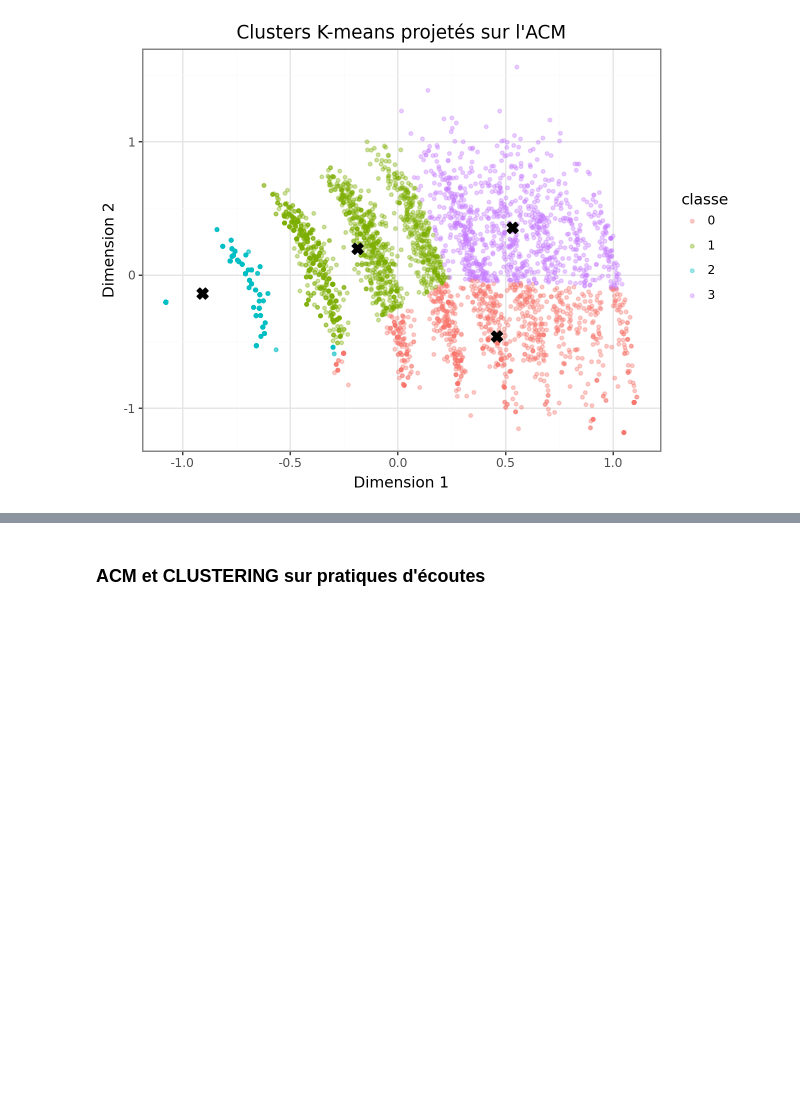
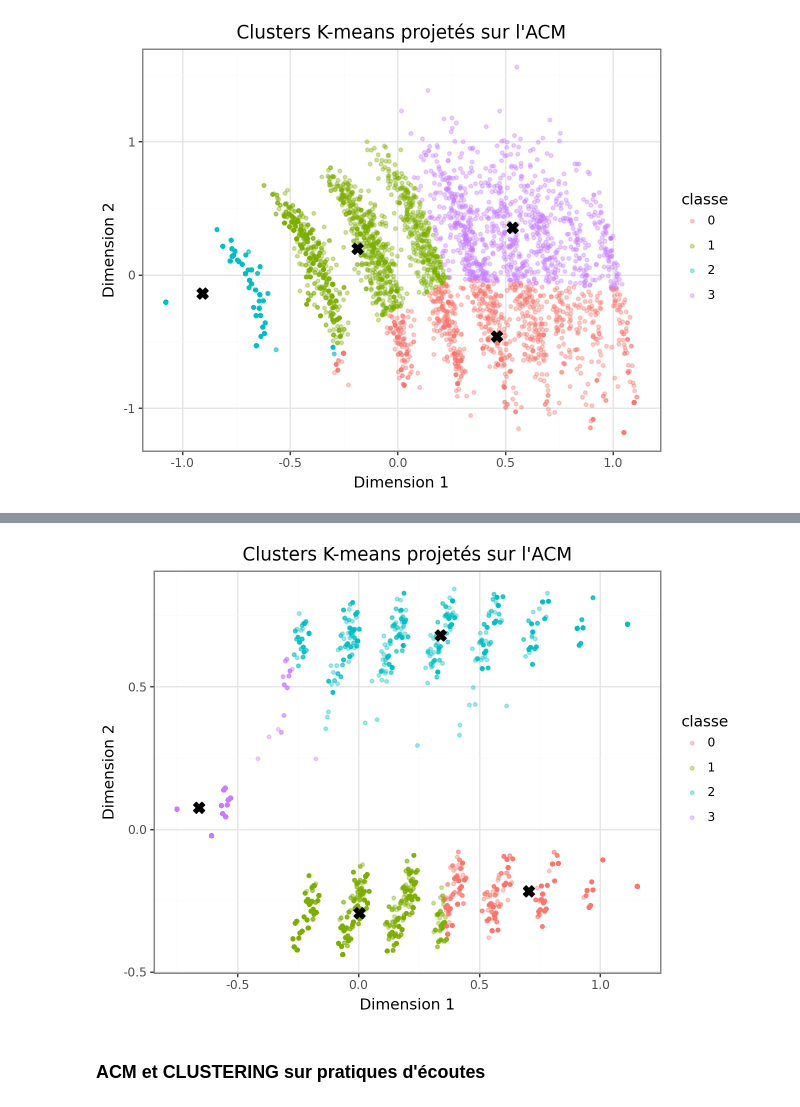
Before and after one commit to Roulinee/Projet_Python_pour_DS, a Jupyter notebook: main.ipynb, the cells around one changed output, grey strips where cells are left out. Drawn from its saved outputs; the diff is of its cells as text; code cells hidden in the pictures; blank space fills up the shorter version.

```diff
--- a/main.ipynb
+++ b/main.ipynb
@@ -447,0 +527,94 @@ p
+# %%
+pratiques = [
+    "conso_demat_mus", "conso_demat_films", "conso_demat_series",
+    "conso_demat_photos", "conso_demat_jv", "conso_demat_livres",
+    "conso_demat_logi", "conso_demat_presse", "conso_demat_retrans"
+]
+
+for col in pratiques:
+    df_barometre_recode[col + "_bin"] = np.where(df_barometre_recode[col].notna() & (df_barometre_recode[col] != 0), "Oui", "Non")
+
+
+# Variables de pratiques uniquement
+acm_vars_csp = [c for c in df_barometre_recode.columns if c.endswith("_bin") or c.startswith("freq_")] + ["conso_legale", "conso_illegale", "conso_legale_et_illegale" ]
+print("Variables actives ACM :", acm_vars_csp)
+print(df_barometre_recode[acm_vars_csp].head())
+
+mca_csp = MCA(n_components=3,random_state=42)
+
+mca_fit_csp = mca_csp.fit(df_barometre_recode[acm_vars_csp])
+
+
+# Inertie expliquée
+eig_csp = mca_fit_csp.eigenvalues_
+inertia_df_csp = pd.DataFrame({
+    "dimension": range(1, len(eig_csp) + 1),
+    "inertie": eig_csp,
+    "inertie_cumulee": np.cumsum(eig_csp)
+})
+
+p_inertie_csp = (
+    ggplot(inertia_df_csp, aes(x="dimension", y="inertie")) +
+    geom_line() + geom_point() +
+    theme_bw() +
+    labs(title="Inertie expliquée par dimension (ACM)")
+)
+
+p_inertie_csp
+
+contrib_csp = mca_csp.column_contributions_
+
+contrib_12_csp = contrib_csp.iloc[:, :2]
+contrib_12_csp.columns = ["Dim1", "Dim2"]
+
+print("\nTop contributions – Dimension 1")
+print(contrib_12_csp["Dim1"].sort_values(ascending=False).head(15))
+
+print("\nTop contributions – Dimension 2")
+print(contrib_12_csp["Dim2"].sort_values(ascending=False).head(15))
+
+# Coordonnées individuelles
+coords_csp = mca_fit_csp.transform(df_barometre_recode[acm_vars_csp])
+
+ind_csp = coords_csp.iloc[:, :2].copy()
+ind_csp.columns = ["Dim1", "Dim2"]
+
+
+p_ind_csp = (
+    ggplot(ind_csp, aes(x="Dim1", y="Dim2")) +
+    geom_point(alpha=0.25, size=1) +
+    theme_bw() +
+    labs(
+        title="Projection des individus sur le plan factoriel (ACM)",
+        x="Dimension 1",
+        y="Dimension 2"
+    )
+)
+
+p_ind_csp
+
+
+X = coords_csp.iloc[:, :2].copy()
+X.columns = ["Dim_1", "Dim_2"]
+
+kmeans = KMeans(n_clusters=4, random_state=42)
+df_barometre_recode["classe"] = kmeans.fit_predict(X)
+
+centroids = pd.DataFrame(kmeans.cluster_centers_, columns=X.columns)
+centroids["classe"] = centroids.index.astype("category")
+
+plot_df = X.copy()
+plot_df["classe"] = df_barometre_recode["classe"].astype("category")
+
+p_csp = (
+    ggplot(plot_df, aes("Dim_1", "Dim_2", color="classe")) +
+    geom_point(alpha=0.35, size=1) +
+    geom_point(data=centroids, mapping=aes("Dim_1", "Dim_2"),
+               color="black", size=4, shape="X") +
+    theme_bw() +
+    labs(title="Clusters K-means projetés sur l'ACM",
+         x="Dimension 1", y="Dimension 2")
+)
+
+p_csp
+# %% [output]
@@ -448,3 +638,4 @@ p
+[figure, added]
 # %% [markdown]
 ### ACM et CLUSTERING sur pratiques d'écoutes
 # %%
```
Also changed, not shown: parts of 13 cells of this notebook, 1 other file.
